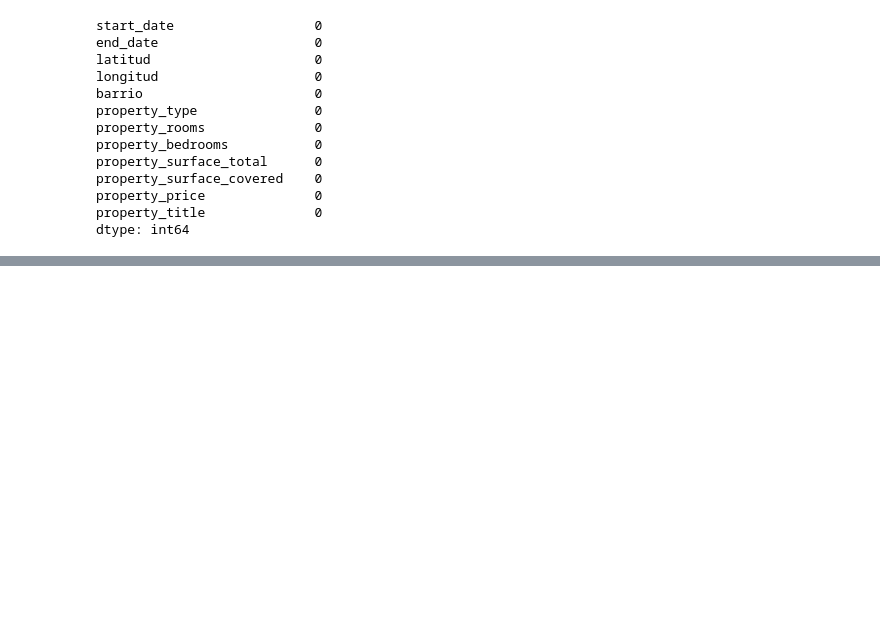
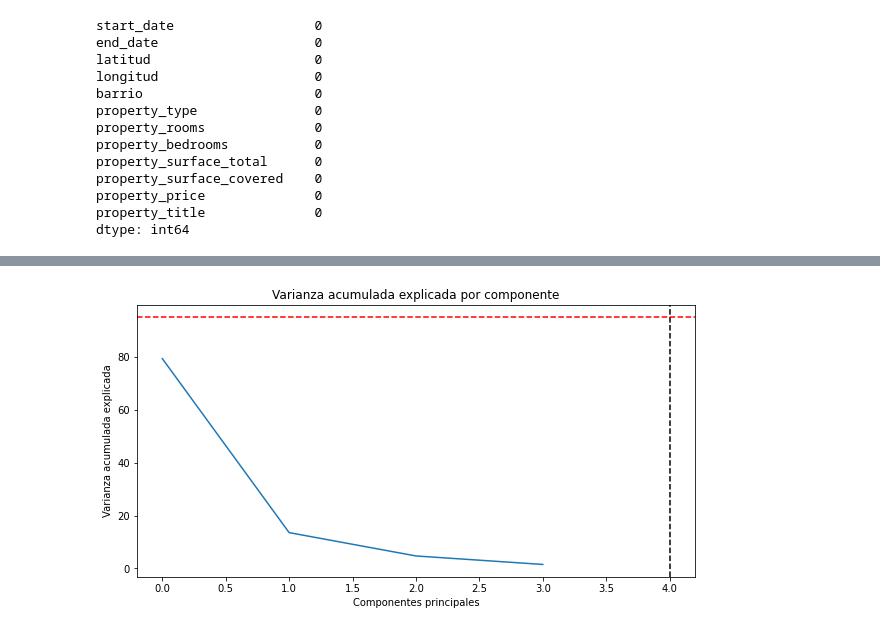
Before and after one commit to iankvdh/Organizacion-de-Datos-2C2022-GRUPO22, a Jupyter notebook: 7506R_TP1_GRUPO22_ENTREGA.ipynb, the cells around one changed output, grey strips where cells are left out. Saved outputs shown, nothing was run; the diff lists cells and outputs as text; code cells hidden in the pictures; blank space fills up the shorter version.

```diff
--- a/7506R_TP1_GRUPO22_ENTREGA.ipynb
+++ b/7506R_TP1_GRUPO22_ENTREGA.ipynb
@@ -1103,0 +1182,11 @@ dtype: int64
+# %%
+plt.figure(figsize=[10, 5])
+plt.title('Varianza acumulada explicada por componente')
+plt.ylabel('Varianza acumulada explicada')
+plt.xlabel('Componentes principales')
+plt.axvline(x=4, color="k", linestyle="--")
+plt.axhline(y=95, color="r", linestyle="--")
+ax = plt.plot(varianza_explicada*100)
+plt.show()
+# %% [output]
+[figure, added]
```
Also changed, not shown: parts of 13 cells of this notebook.
